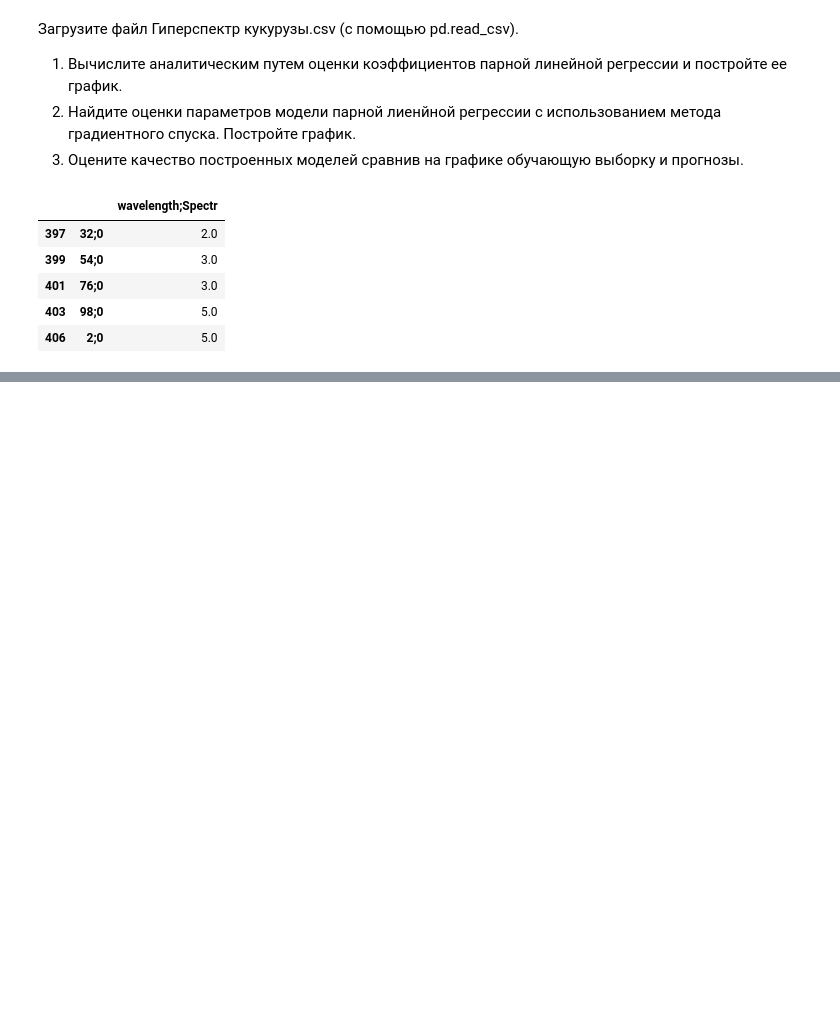
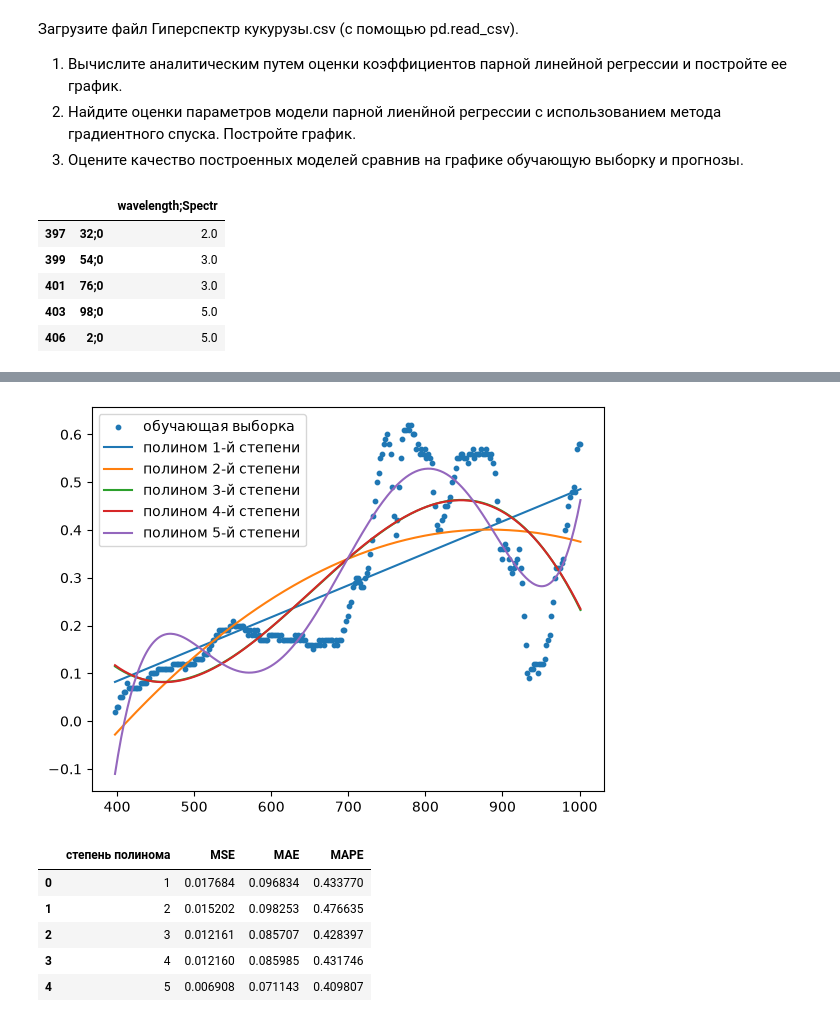
Before and after one commit to vladcheck/algorithms-5c, a Jupyter notebook: Текущий контроль 1-2/Текущий контроль 1.ipynb, the cells around one changed output, grey strips where cells are left out. Saved outputs shown, nothing was run; the diff lists cells and outputs as text; code cells hidden in the pictures; blank space fills up the shorter version.

Commit message:
ПР1: полиномиальная аппроксимация спектра (степени 2–5) на одном графике

```diff
--- a/Текущий контроль 1-2/Текущий контроль 1.ipynb
+++ b/Текущий контроль 1-2/Текущий контроль 1.ipynb
@@ -357,0 +412,28 @@ MAPE получается особенно большим, так как в об
+# %%
+#Обучим полиномы степеней 1-5 и изобразим их на одном графике
+degrees = [1, 2, 3, 4, 5]
+fits = {}
+rows = []
+x_space = np.linspace(x.min(), x.max(), 300)
+
+fig = plt.figure()
+ax = fig.add_axes([0.1, 0.1, 0.8, 0.8])
+ax.scatter(x, Y, s=10, label="обучающая выборка")
+for d in degrees:
+    coef, _, _ = poly_fit(x, Y, d)
+    fits[d] = coef
+    rows.append({"степень полинома": d, **poly_metrics(Y, coef, x)})
+    ax.plot(x_space, Pol(coef)(x_space), label=f"полином {d}-й степени")
+ax.legend()
+plt.show()
+
+#Сводная таблица метрик качества
+display(pd.DataFrame(rows))
+# %% [output]
+[figure, added]
+|  | степень полинома | MSE | MAE | MAPE |
+| 0 | 1 | 0.017684 | 0.096834 | 0.433770 |
+| 1 | 2 | 0.015202 | 0.098253 | 0.476635 |
+| 2 | 3 | 0.012161 | 0.085707 | 0.428397 |
+| 3 | 4 | 0.012160 | 0.085985 | 0.431746 |
+| 4 | 5 | 0.006908 | 0.071143 | 0.409807 |
```
Also changed, not shown: parts of 26 cells of this notebook, 1 other file.
